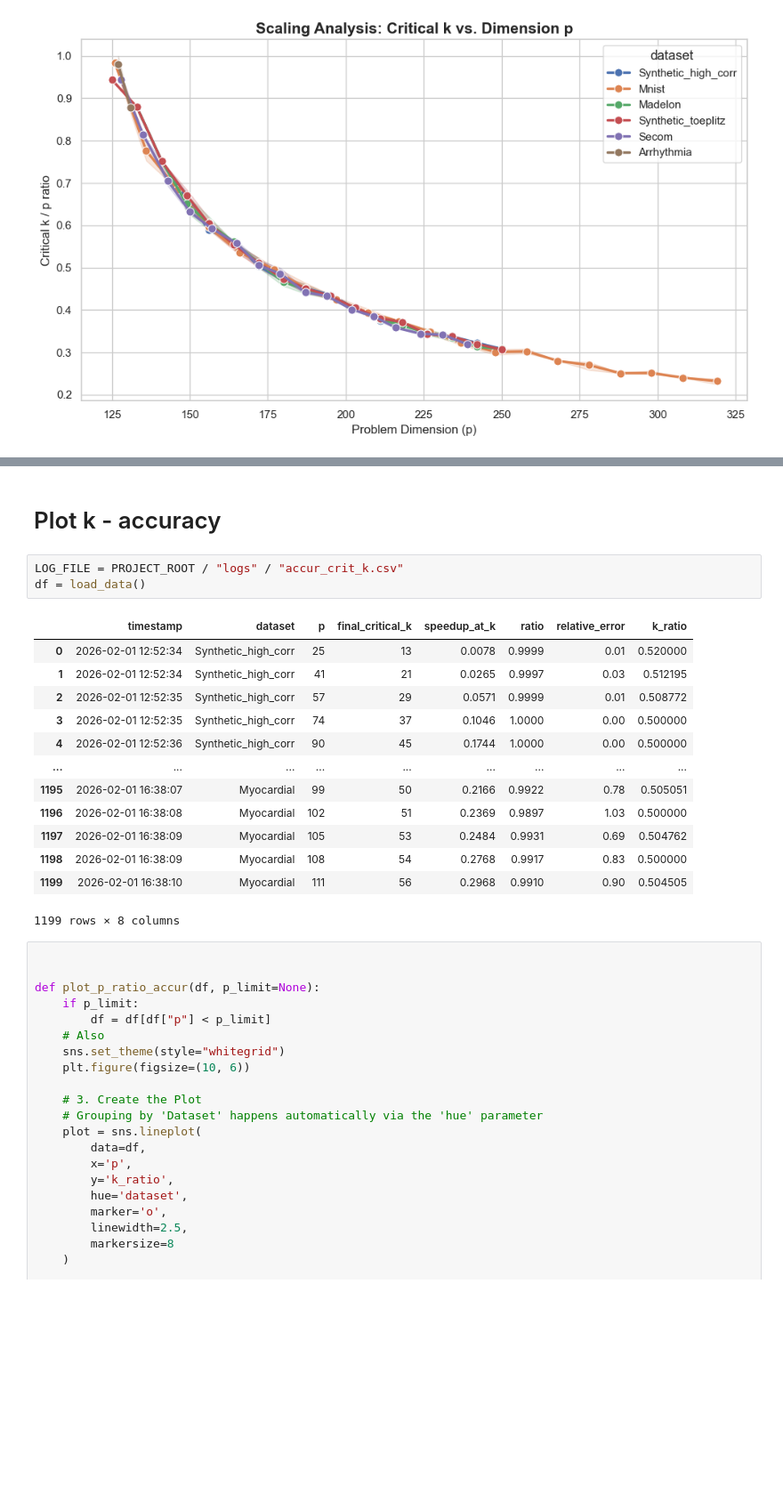
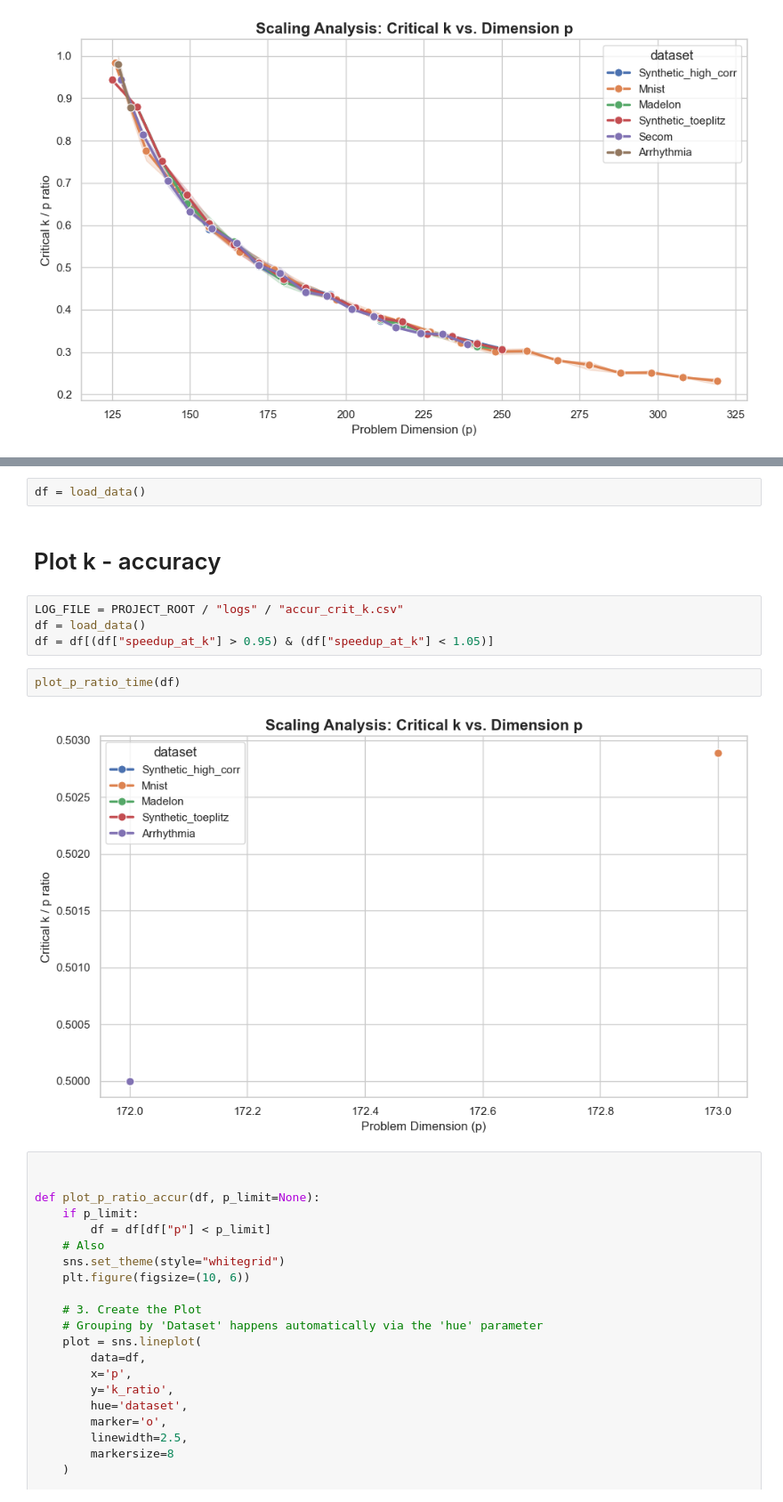
Before and after one commit to SnowHana/gridfw, a Jupyter notebook: scripts/test4_critical_k.ipynb, the cells around one changed output, grey strips where cells are left out. Shown at 89% size. Drawn from its saved outputs; the diff is of its cells as text; blank space fills up the shorter version.

Commit message:
have to test crit_k time

```diff
--- a/scripts/test4_critical_k.ipynb
+++ b/scripts/test4_critical_k.ipynb
@@ -254,23 +229,15 @@ print_summary_table(df)
+# %%
+df = load_data()
 # %% [markdown]
 # Plot k - accuracy
 # %%
 LOG_FILE = PROJECT_ROOT / "logs" / "accur_crit_k.csv"
 df = load_data()
+df = df[(df["speedup_at_k"] > 0.95) & (df["speedup_at_k"] < 1.05)]
 # %%
+plot_p_ratio_time(df)
 # %% [output]
-|  | timestamp | dataset | p | final_critical_k | speedup_at_k | ratio | relative_error | k_ratio |
-| 0 | 2026-02-01 12:52:34 | Synthetic_high_corr | 25 | 13 | 0.0078 | 0.9999 | 0.01 | 0.520000 |
-| 1 | 2026-02-01 12:52:34 | Synthetic_high_corr | 41 | 21 | 0.0265 | 0.9997 | 0.03 | 0.512195 |
-| 2 | 2026-02-01 12:52:35 | Synthetic_high_corr | 57 | 29 | 0.0571 | 0.9999 | 0.01 | 0.508772 |
-| 3 | 2026-02-01 12:52:35 | Synthetic_high_corr | 74 | 37 | 0.1046 | 1.0000 | 0.00 | 0.500000 |
-| 4 | 2026-02-01 12:52:36 | Synthetic_high_corr | 90 | 45 | 0.1744 | 1.0000 | 0.00 | 0.500000 |
-| ... | ... | ... | ... | ... | ... | ... | ... | ... |
-| 1195 | 2026-02-01 16:38:07 | Myocardial | 99 | 50 | 0.2166 | 0.9922 | 0.78 | 0.505051 |
-| 1196 | 2026-02-01 16:38:08 | Myocardial | 102 | 51 | 0.2369 | 0.9897 | 1.03 | 0.500000 |
-| 1197 | 2026-02-01 16:38:09 | Myocardial | 105 | 53 | 0.2484 | 0.9931 | 0.69 | 0.504762 |
-| 1198 | 2026-02-01 16:38:09 | Myocardial | 108 | 54 | 0.2768 | 0.9917 | 0.83 | 0.500000 |
-| 1199 | 2026-02-01 16:38:10 | Myocardial | 111 | 56 | 0.2968 | 0.9910 | 0.90 | 0.504505 |
-1199 rows × 8 columns
+[figure, added]
 # %%
 
 
```
Also changed, not shown: parts of 9 cells of this notebook, 22 other files.
